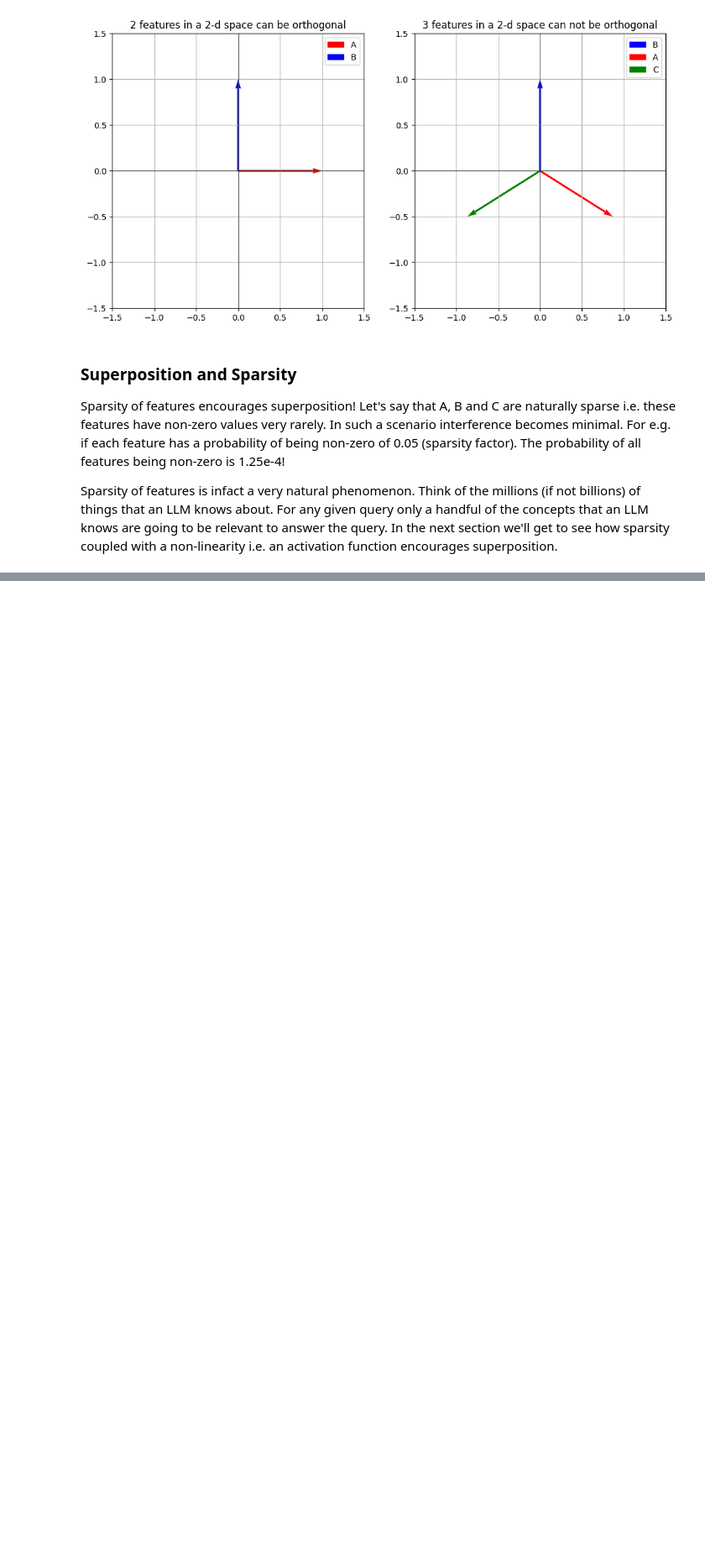
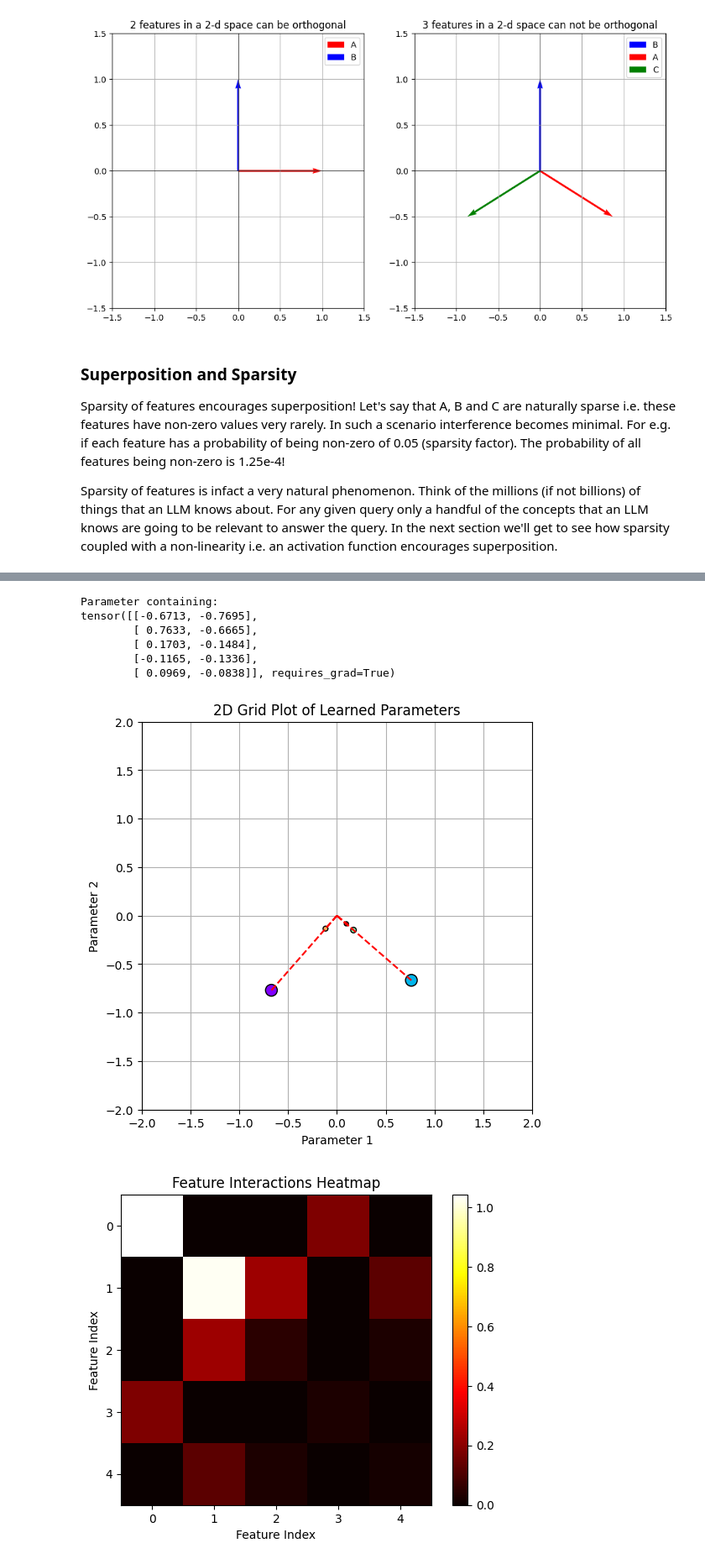
Before and after one commit to pramodith/llm_exploration, a Jupyter notebook: superposition.ipynb, the cells around one changed output, grey strips where cells are left out. Shown at 84% size. Cells and saved outputs as stored; diff of their text form; code cells hidden in the pictures; blank space fills up the shorter version.

```diff
--- a/superposition.ipynb
+++ b/superposition.ipynb
@@ -477,0 +518,6 @@ On top of these if you are an expert in a specific business domain and are well
+# %%
+non_linear_model_with_sparsity = DummyModel(feature_imps, num_features=num_features, hidden_dim=hidden_dim, use_relu=True)
+optimizer = optim.AdamW(non_linear_model_with_sparsity.parameters(), lr=learning_rate)
+scheduler = optim.lr_scheduler.CosineAnnealingLR(optimizer, T_max=num_steps)
+feature_sparsity_prob = 0.5
+train(non_linear_model_with_sparsity, optimizer, scheduler, num_steps, batch_size, num_features, feature_sparsity_prob)
@@ -477,0 +542,14 @@ On top of these if you are an expert in a specific business domain and are well
+# %%
+print(non_linear_model_with_sparsity.W)
+# %% [output]
+Parameter containing:
+tensor([[-0.6713, -0.7695],
+        [ 0.7633, -0.6665],
+        [ 0.1703, -0.1484],
+        [-0.1165, -0.1336],
+        [ 0.0969, -0.0838]], requires_grad=True)
+# %%
+plot_all(non_linear_model_with_sparsity)
+# %% [output]
+[figure, added]
+[figure, added]
```
Also changed, not shown: parts of 56 cells of this notebook.
